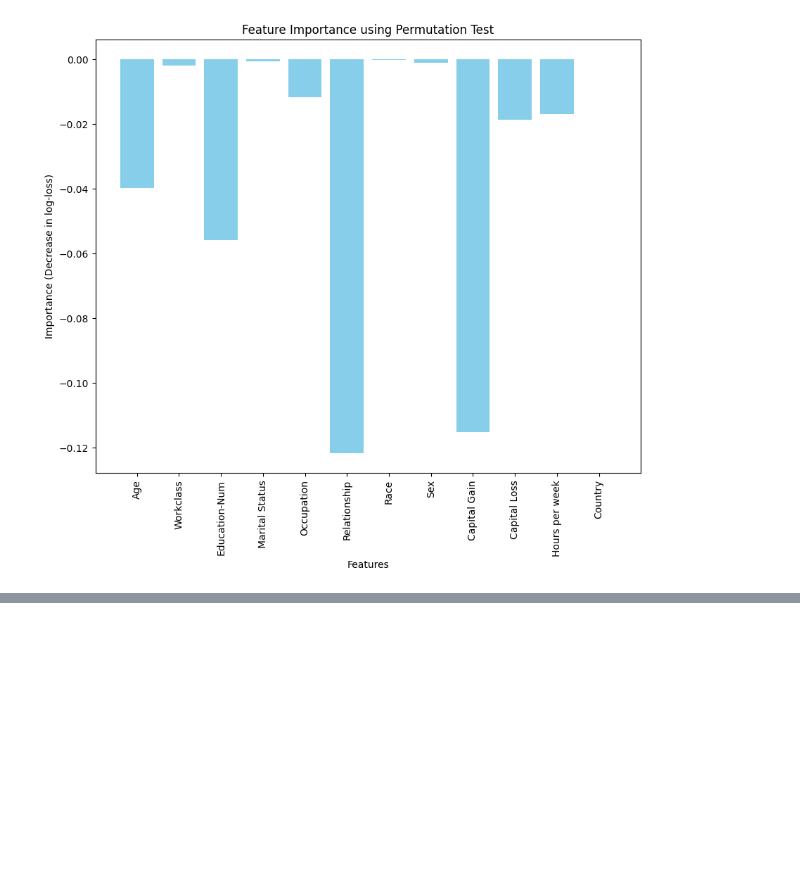
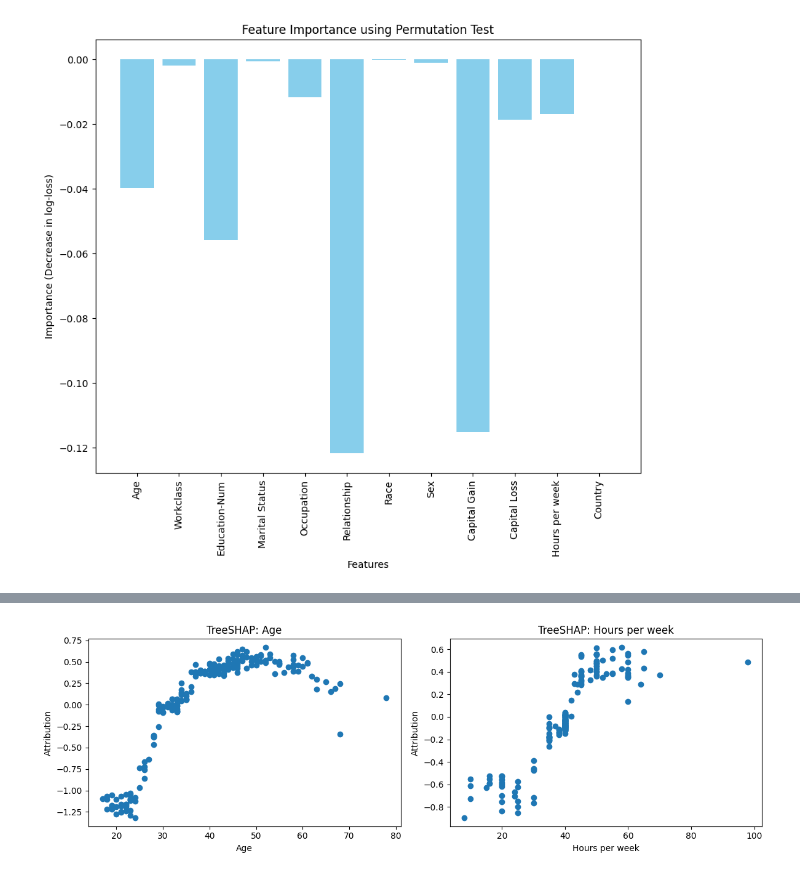
Before and after one commit to manya28/Explainable-AI, a Jupyter notebook: XAI 599 HW1.ipynb, the cells around one changed output, grey strips where cells are left out. Cells and saved outputs as stored; diff of their text form; code cells hidden in the pictures; blank space fills up the shorter version.

```diff
--- a/XAI 599 HW1.ipynb
+++ b/XAI 599 HW1.ipynb
@@ -153,0 +189,20 @@ plt.show()
+# %%
+age_idx = list(X_display.columns).index('Age')
+hrs_idx = list(X_display.columns).index('Hours per week')
+# %%
+fig, ax = plt.subplots(1,2,figsize=(12,4))
+
+ax[0].scatter(explicands['Age'],attributions_tree[:,age_idx])
+ax[0].set_title('TreeSHAP: Age')
+ax[0].set_xlabel('Age')
+ax[0].set_ylabel('Attribution')
+
+
+ax[1].scatter(explicands['Hours per week'],attributions_tree[:,hrs_idx])
+ax[1].set_title('TreeSHAP: Hours per week')
+ax[1].set_xlabel('Hours per week')
+ax[1].set_ylabel('Attribution')
+plt.tight_layout()
+plt.show()
+# %% [output]
+[figure, added]
```
Also changed, not shown: parts of 11 cells of this notebook.
